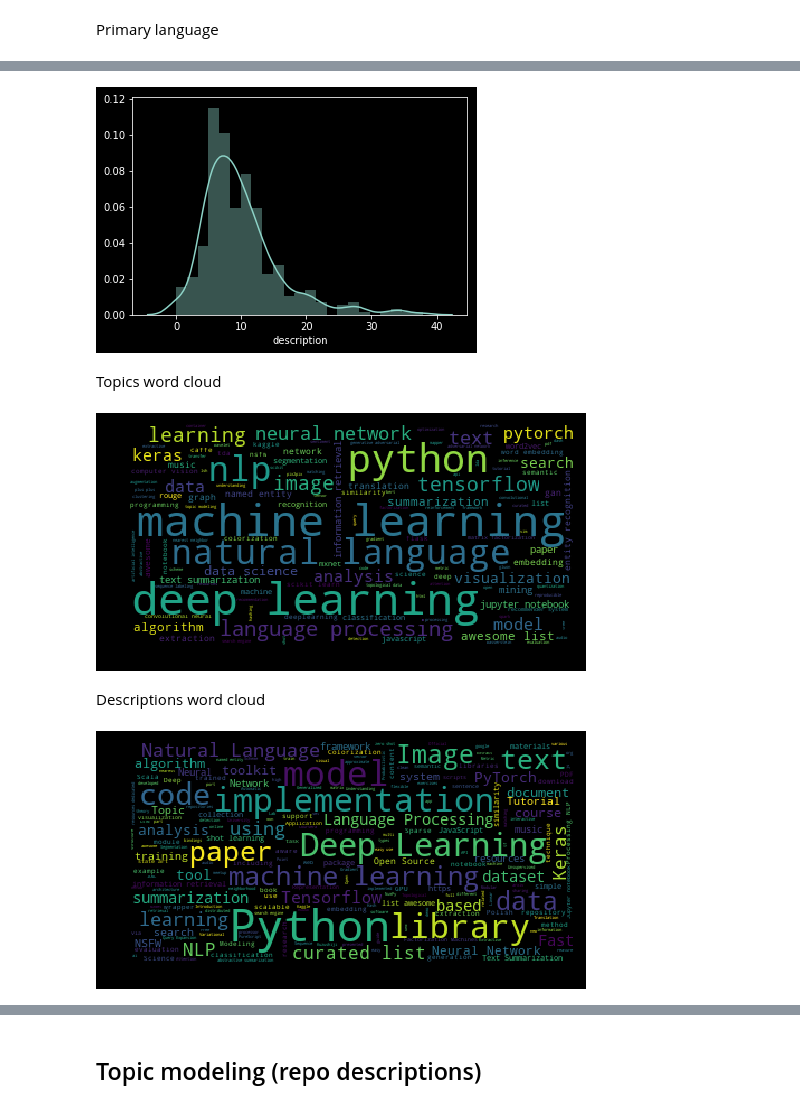
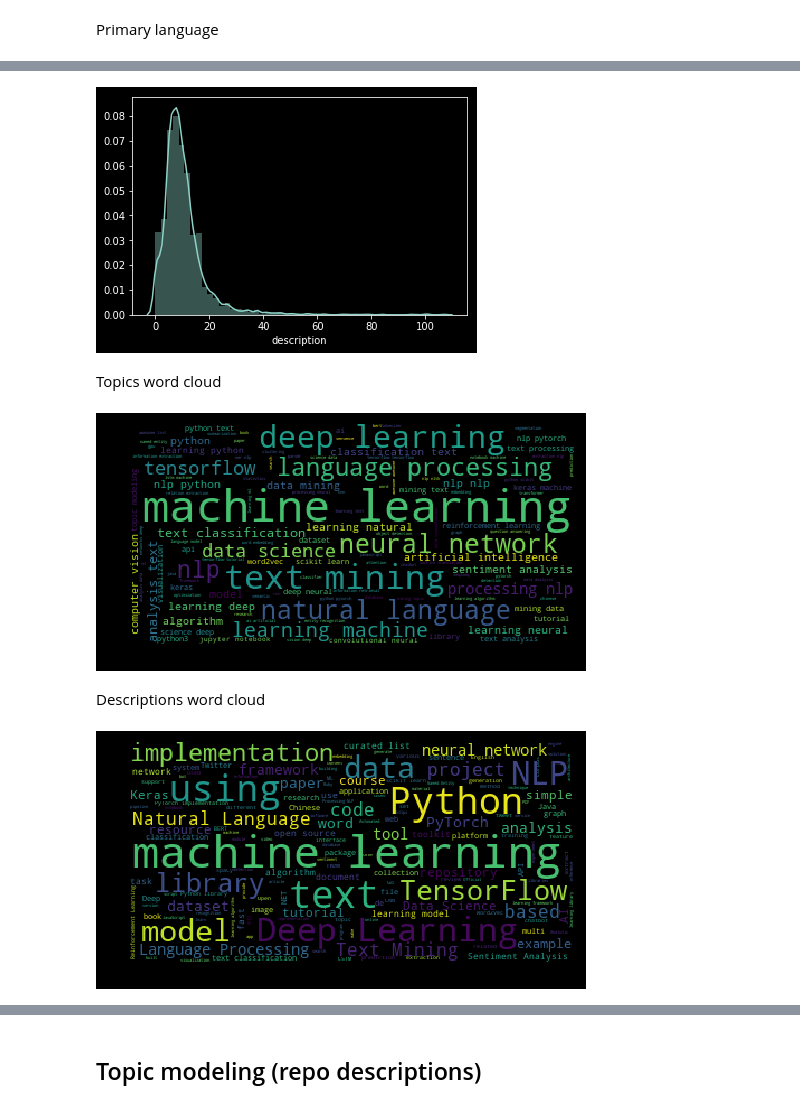
Before and after one commit to lambdaofgod/examples-counterexamples, a Jupyter notebook: notebooks/text_mining/Github_Repository_Exploration.ipynb, the cells around one changed output, grey strips where cells are left out. Drawn from its saved outputs; the diff is of its cells as text; code cells hidden in the pictures.

Commit message:
Github Exploration for topic queries

```diff
--- a/notebooks/text_mining/Github_Repository_Exploration.ipynb
+++ b/notebooks/text_mining/Github_Repository_Exploration.ipynb
@@ -158,0 +127,3 @@ starred_repo_df = get_cleaned_starred_repositories_df(starred_repo_information)
+# %%
+%%time
+ml_repos = search_repositories('topic:machine-learning')
@@ -158,0 +138,3 @@ starred_repo_df = get_cleaned_starred_repositories_df(starred_repo_information)
+# %%
+%%time
+tm_repos = search_repositories('topic:text-mining')
@@ -158,0 +149,3 @@ starred_repo_df = get_cleaned_starred_repositories_df(starred_repo_information)
+# %%
+%%time
+nlp_repos = search_repositories('topic:nlp')
@@ -158,0 +160,2 @@ starred_repo_df = get_cleaned_starred_repositories_df(starred_repo_information)
+# %%
+repo_df = get_cleaned_repositories_df(ml_repos + nlp_repos + tm_repos)
@@ -165,17 +170,17 @@ starred_repo_df['primaryLanguage'].fillna('none/text').value_counts().plot.bar(r
 # %%
-sns.distplot(starred_repo_df['description'].str.split().apply(lambda l: 0 if l is None else len(l)));
+sns.distplot(repo_df['description'].str.split().apply(lambda l: 0 if l is None else len(l)));
 # %% [output]
-[figure, old version]
+[figure, new version]
 # %% [markdown]
 Topics word cloud
 # %%
-show_word_cloud_from_texts(starred_repo_df['topics'].apply(' '.join))
+show_word_cloud_from_texts(repo_df['topics'])
 # %% [output]
-[figure, old version]
+[figure, new version]
 # %% [markdown]
 Descriptions word cloud
 # %%
-show_word_cloud_from_texts(starred_repo_df['description'])
+show_word_cloud_from_texts(repo_df['description'])
 # %% [output]
-[figure, old version]
+[figure, new version]
 # %%
```
Also changed, not shown: parts of 36 cells of this notebook, 1 other file.
